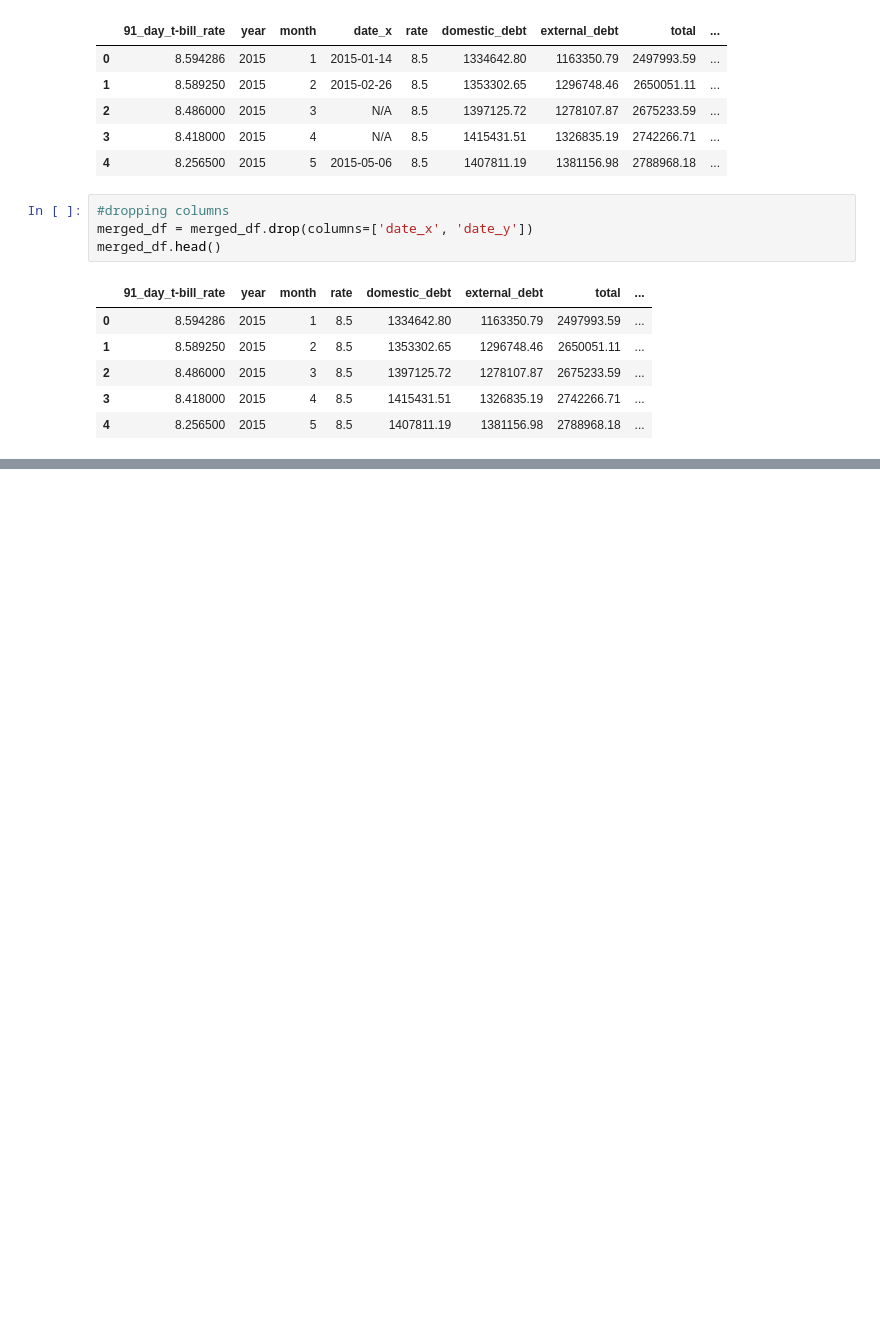
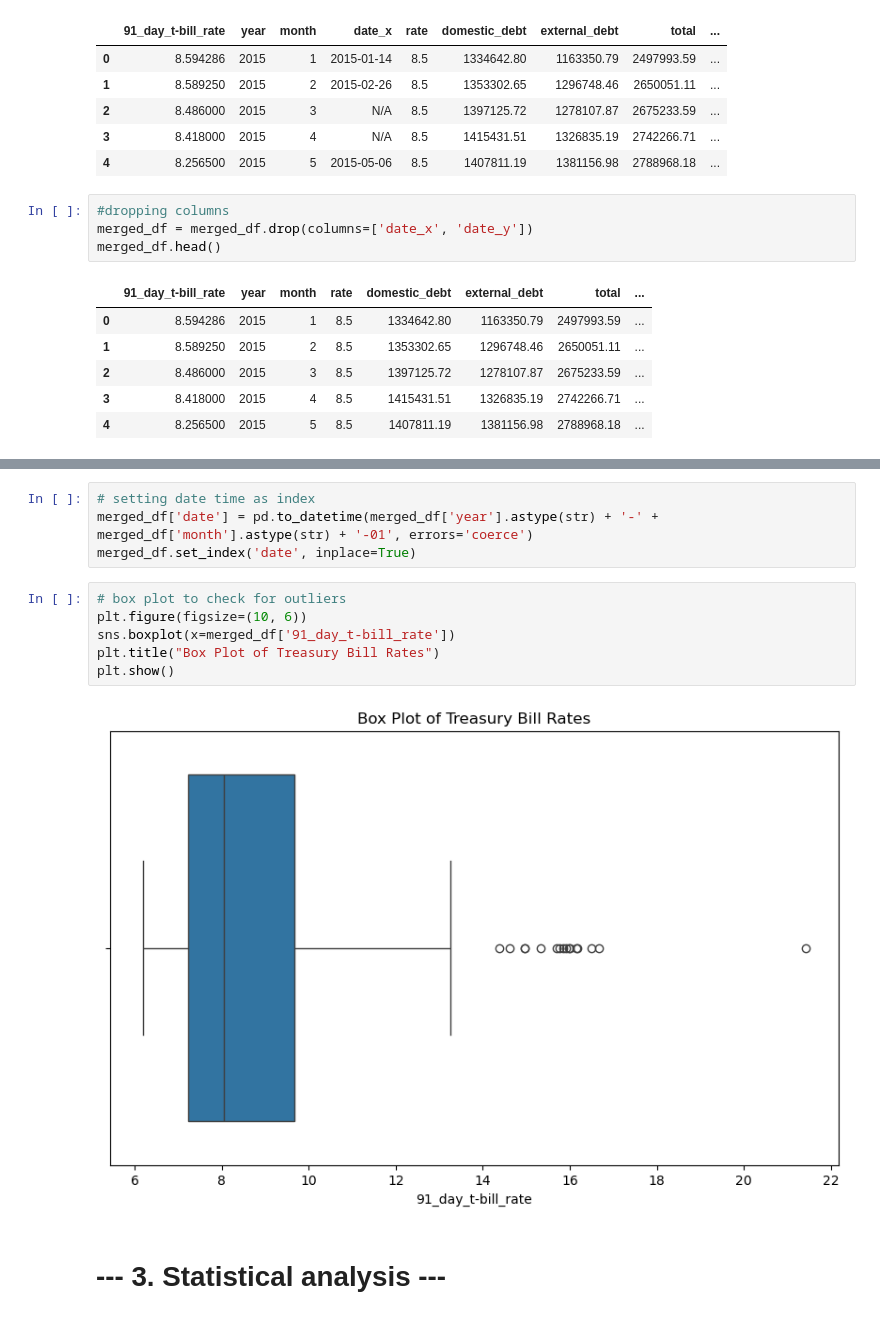
Before and after one commit to boniface2025/GROUP-6-CAPSTONE-PROJECT-PHASE-5, a Jupyter notebook: project note book.ipynb, the cells around one changed output, grey strips where cells are left out. Drawn from its saved outputs; the diff is of its cells as text; blank space fills up the shorter version.

```diff
--- a/project note book.ipynb
+++ b/project note book.ipynb
@@ -876,0 +895,14 @@ merged_df.head()
+# %%
+# setting date time as index
+merged_df['date'] = pd.to_datetime(merged_df['year'].astype(str) + '-' + merged_df['month'].astype(str) + '-01', errors='coerce')
+merged_df.set_index('date', inplace=True)
+# %%
+# box plot to check for outliers
+plt.figure(figsize=(10, 6))
+sns.boxplot(x=merged_df['91_day_t-bill_rate'])
+plt.title("Box Plot of Treasury Bill Rates")
+plt.show()
+# %% [output]
+[figure, added]
+# %% [markdown]
+# --- 3. Statistical analysis ---
```
Also changed, not shown: parts of 25 cells of this notebook.
